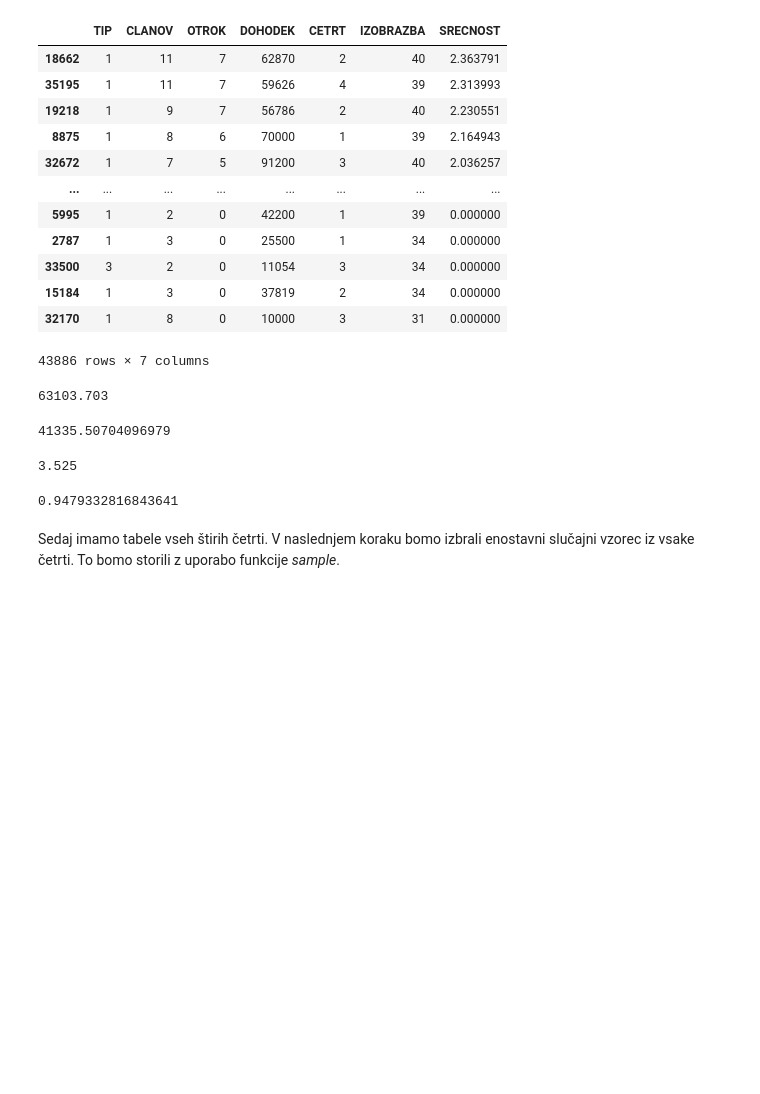
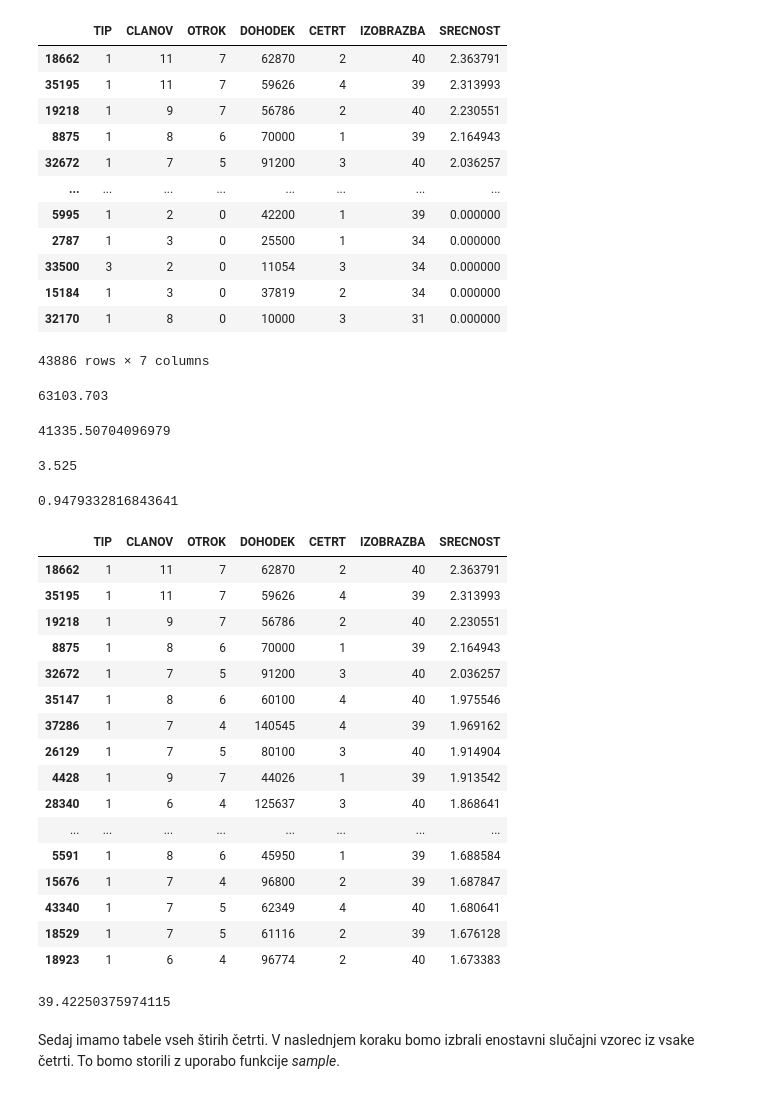
Before and after one commit to MartinZust123/Analysis-of-data-about-Kibergrad, a Jupyter notebook: Priloge/Kibergrad.ipynb, the cells around one changed output. Saved outputs shown, nothing was run; the diff lists cells and outputs as text; code cells hidden in the pictures; blank space fills up the shorter version.

```diff
--- a/Priloge/Kibergrad.ipynb
+++ b/Priloge/Kibergrad.ipynb
@@ -368,6 +368,30 @@ df_srecen[:1000]["OTROK"].mean()
 df["OTROK"].mean()
 # %% [output]
 0.9479332816843641
+# %%
+df_srecen.head(30)
+# %% [output]
+|  | TIP | CLANOV | OTROK | DOHODEK | CETRT | IZOBRAZBA | SRECNOST |
+| 18662 | 1 | 11 | 7 | 62870 | 2 | 40 | 2.363791 |
+| 35195 | 1 | 11 | 7 | 59626 | 4 | 39 | 2.313993 |
+| 19218 | 1 | 9 | 7 | 56786 | 2 | 40 | 2.230551 |
+| 8875 | 1 | 8 | 6 | 70000 | 1 | 39 | 2.164943 |
+| 32672 | 1 | 7 | 5 | 91200 | 3 | 40 | 2.036257 |
+| 35147 | 1 | 8 | 6 | 60100 | 4 | 40 | 1.975546 |
+| 37286 | 1 | 7 | 4 | 140545 | 4 | 39 | 1.969162 |
+| 26129 | 1 | 7 | 5 | 80100 | 3 | 40 | 1.914904 |
+| 4428 | 1 | 9 | 7 | 44026 | 1 | 39 | 1.913542 |
+| 28340 | 1 | 6 | 4 | 125637 | 3 | 40 | 1.868641 |
+| ... | ... | ... | ... | ... | ... | ... | ... |
+| 5591 | 1 | 8 | 6 | 45950 | 1 | 39 | 1.688584 |
+| 15676 | 1 | 7 | 4 | 96800 | 2 | 39 | 1.687847 |
+| 43340 | 1 | 7 | 5 | 62349 | 4 | 40 | 1.680641 |
+| 18529 | 1 | 7 | 5 | 61116 | 2 | 39 | 1.676128 |
+| 18923 | 1 | 6 | 4 | 96774 | 2 | 40 | 1.673383 |
+# %%
+df["IZOBRAZBA"].mean()
+# %% [output]
+39.42250375974115
 # %% [markdown]
 Sedaj imamo tabele vseh štirih četrti. V naslednjem koraku bomo izbrali enostavni slučajni vzorec iz vsake četrti. To bomo storili z uporabo funkcije *sample*.
 # %%
```
Also changed, not shown: parts of 1 cell of this notebook.
